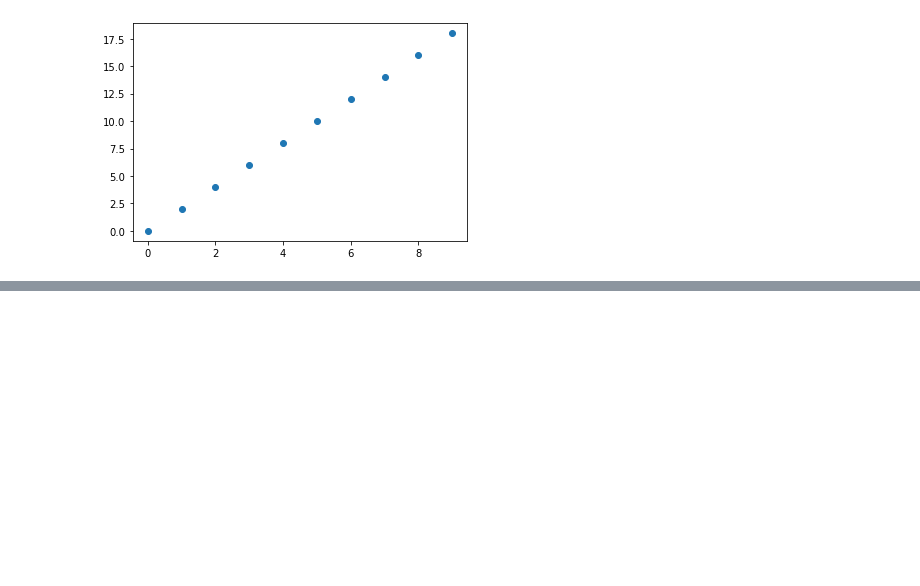
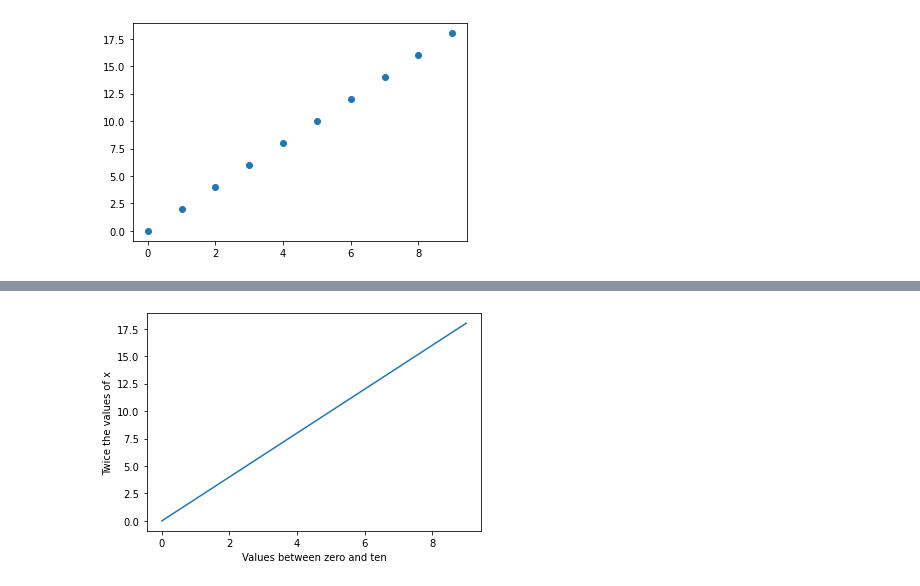
Before and after one commit to flyingdutch20/DataScienceBookcamp, a Jupyter notebook: 1.1 Probabilities.ipynb, the cells around one changed output, grey strips where cells are left out. Saved outputs shown, nothing was run; the diff lists cells and outputs as text; code cells hidden in the pictures; blank space fills up the shorter version.

```diff
--- a/1.1 Probabilities.ipynb
+++ b/1.1 Probabilities.ipynb
@@ -294,0 +309,7 @@ plt.show()
+# %%
+plt.plot(x, y)
+plt.xlabel('Values between zero and ten')
+plt.ylabel('Twice the values of x')
+plt.show()
+# %% [output]
+[figure, added]
```
Also changed, not shown: parts of 13 cells of this notebook.
